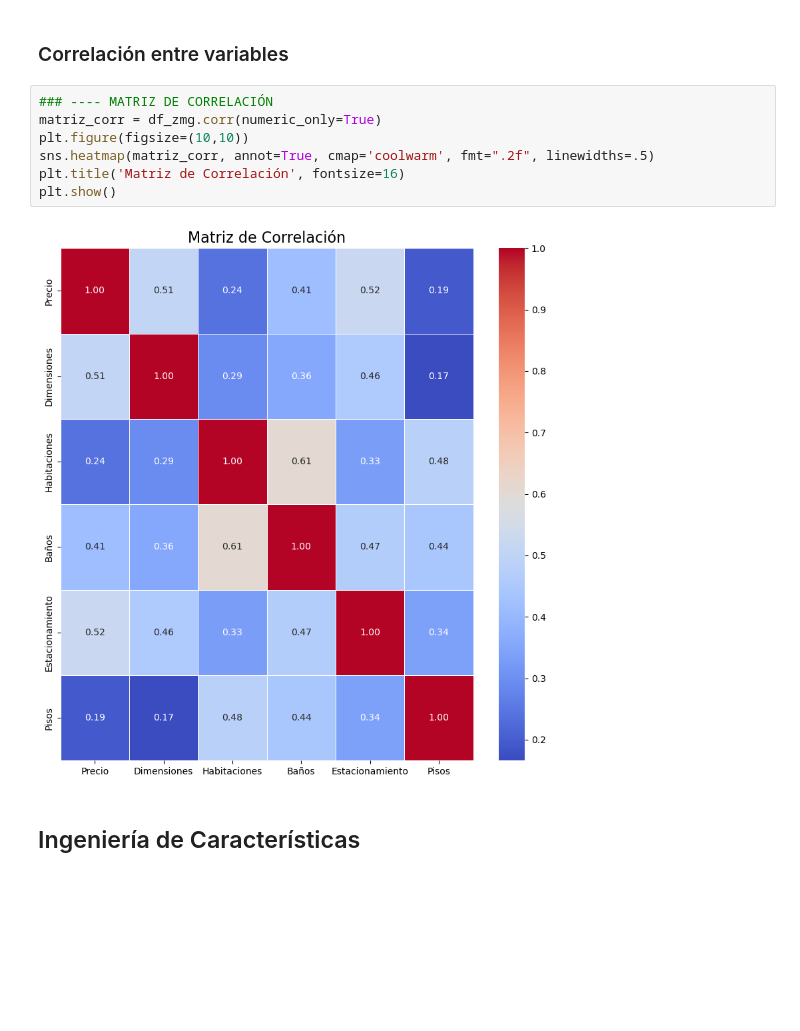
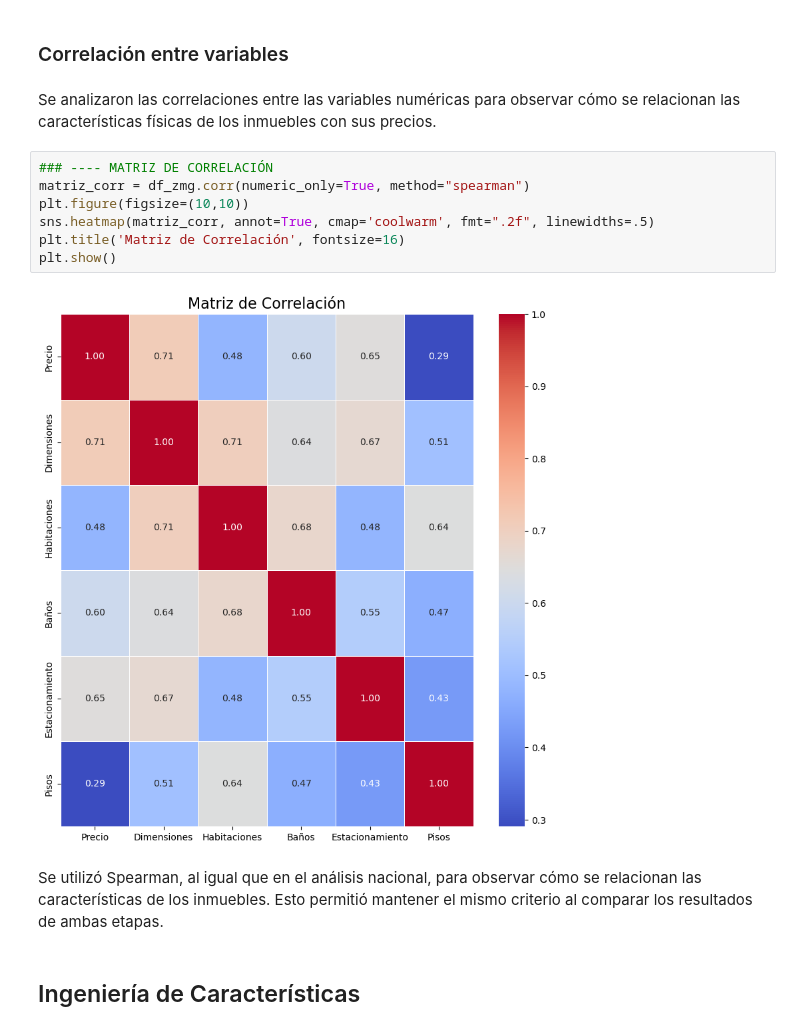
Before and after one commit to MichelleRomoM/Tesis-Maestria-DSS, a Jupyter notebook: Códigos/Segmentacion (DSS).ipynb, the cells around one changed output. Saved outputs shown, nothing was run; the diff lists cells and outputs as text; blank space fills up the shorter version.

```diff
--- a/Códigos/Segmentacion (DSS).ipynb
+++ b/Códigos/Segmentacion (DSS).ipynb
@@ -1526,14 +1812,18 @@ df_zmg.describe().round(2)
 # %% [markdown]
 ### Correlación entre variables
+# %% [markdown]
+Se analizaron las correlaciones entre las variables numéricas para observar cómo se relacionan las características físicas de los inmuebles con sus precios.
 # %%
 ### ---- MATRIZ DE CORRELACIÓN
-matriz_corr = df_zmg.corr(numeric_only=True)
+matriz_corr = df_zmg.corr(numeric_only=True, method="spearman")
 plt.figure(figsize=(10,10))
 sns.heatmap(matriz_corr, annot=True, cmap='coolwarm', fmt=".2f", linewidths=.5)
 plt.title('Matriz de Correlación', fontsize=16)
 plt.show()
 # %% [output]
-[figure, old version]
+[figure, new version]
+# %% [markdown]
+Se utilizó Spearman, al igual que en el análisis nacional, para observar cómo se relacionan las características de los inmuebles. Esto permitió mantener el mismo criterio al comparar los resultados de ambas etapas.
 # %% [markdown]
 ## Ingeniería de Características
 # %% [markdown]
```
Also changed, not shown: parts of 158 cells of this notebook, 3 other files.
